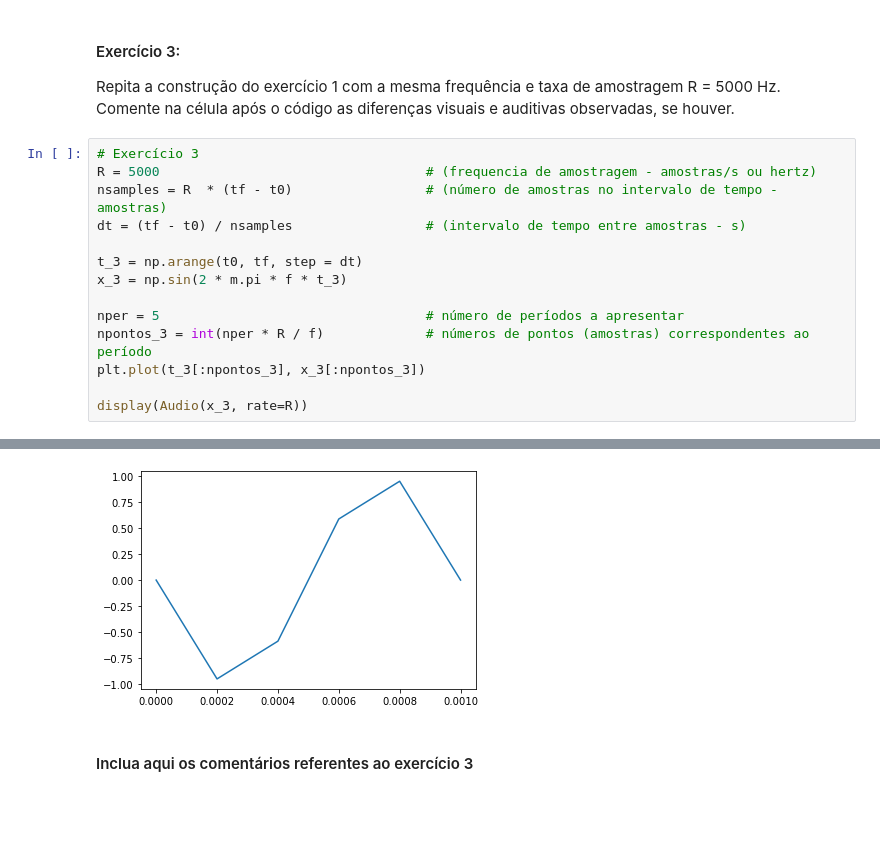
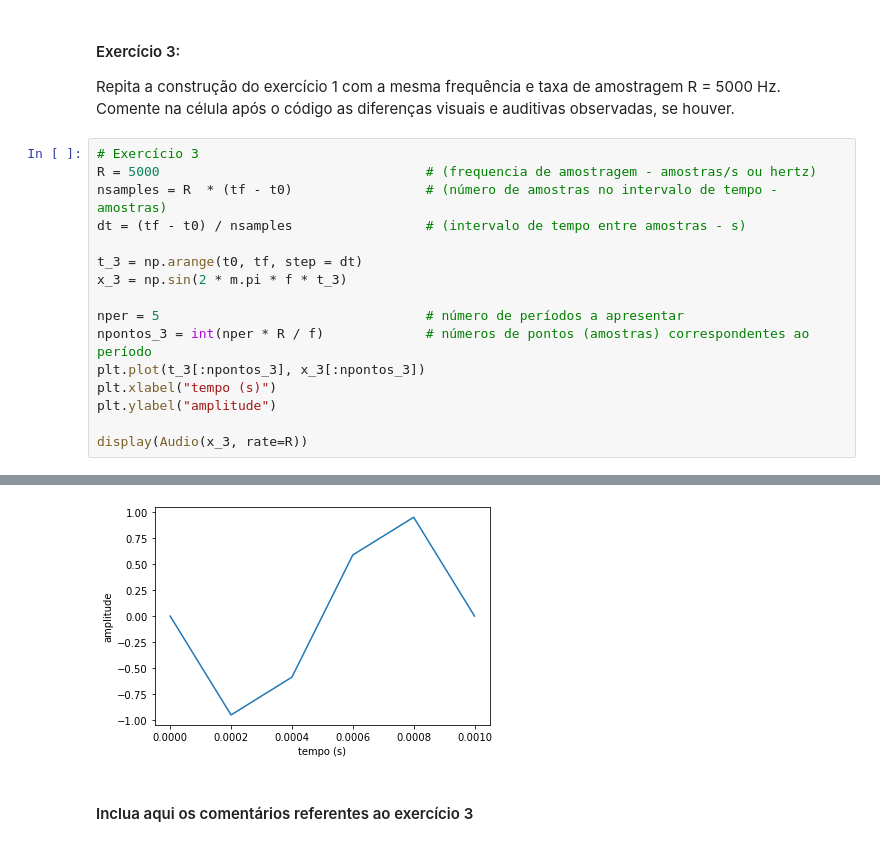
Before and after one commit to cirobr/mac5920-processamento-sinais-digitais, a Jupyter notebook: EP1_2320769.ipynb, the cells around one changed output, grey strips where cells are left out. Drawn from its saved outputs; the diff is of its cells as text; blank space fills up the shorter version.

```diff
--- a/EP1_2320769.ipynb
+++ b/EP1_2320769.ipynb
@@ -82,19 +92,21 @@ Repita a construção do exercício 1 com a mesma frequência e taxa de amostrag
 # %%
 # Exercício 3
 R = 5000                                  # (frequencia de amostragem - amostras/s ou hertz)
 nsamples = R  * (tf - t0)                 # (número de amostras no intervalo de tempo - amostras)
 dt = (tf - t0) / nsamples                 # (intervalo de tempo entre amostras - s)
 
 t_3 = np.arange(t0, tf, step = dt)
 x_3 = np.sin(2 * m.pi * f * t_3)
 
 nper = 5                                  # número de períodos a apresentar
 npontos_3 = int(nper * R / f)             # números de pontos (amostras) correspondentes ao período
 plt.plot(t_3[:npontos_3], x_3[:npontos_3])
+plt.xlabel("tempo (s)")
+plt.ylabel("amplitude")
 
 display(Audio(x_3, rate=R))
 # %% [output]
 [interactive output not drawn]
-[figure, old version]
+[figure, new version]
 # %% [markdown]
 #### Inclua aqui os comentários referentes ao exercício 3
```
Also changed, not shown: parts of 7 cells of this notebook, 4 other files.
